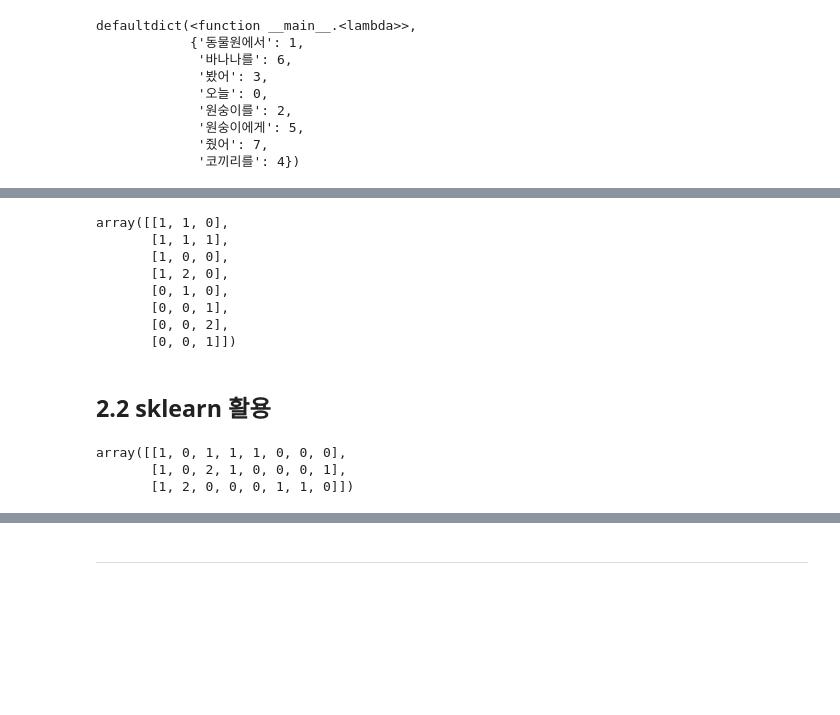
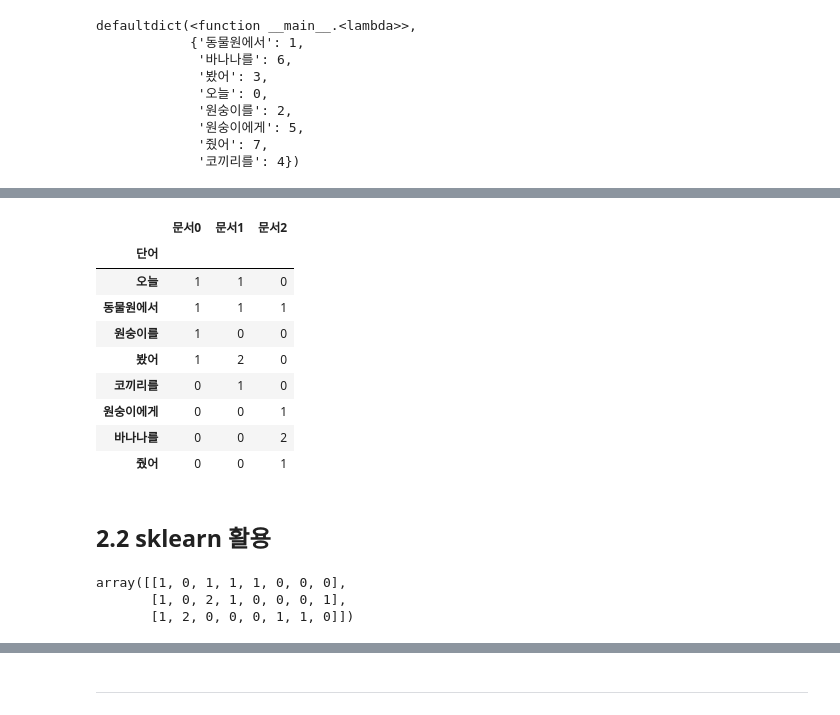
Before and after one commit to insightcampus/sesac-nlp, a Jupyter notebook: ipynb/10 실습 - 표현(Representation) - 문서의 표현 (BoW, TDM).ipynb, the cells around one changed output, grey strips where cells are left out. Saved outputs shown, nothing was run; the diff lists cells and outputs as text; code cells hidden in the pictures; blank space fills up the shorter version.

```diff
--- a/ipynb/10 실습 - 표현(Representation) - 문서의 표현 (BoW, TDM).ipynb
+++ b/ipynb/10 실습 - 표현(Representation) - 문서의 표현 (BoW, TDM).ipynb
@@ -156,8 +193,10 @@ docs = ['오늘 동물원에서 원숭이를 봤어',
         '동물원에서 원숭이에게 바나나를 줬어 바나나를']
 # %%
 import gensim
+import numpy as np
 from gensim import corpora
 
-doc_ls = [d.split() for d in docs]
+doc_ls = [doc.split() for doc in docs]
 id2word = corpora.Dictionary(doc_ls)
-bow = [id2word.doc2bow(d) for d in doc_ls]
+BoW = [id2word.doc2bow(doc) for doc in doc_ls]
+BoW[0]
@@ -171,0 +205,9 @@ id2word[5]
+# %%
+from gensim.matutils import sparse2full
+from IPython.core import display as ICD
+
+vocab = [id2word[i] for i in id2word.keys()]
+for i in range(len(docs)) :
+  print("문서{} : {}".format(i, docs[i]))
+  ICD.display(pd.DataFrame([sparse2full(BoW[0], len(vocab))], columns=vocab))
+  print("\n\n")
@@ -184,7 +236,7 @@ docs = ['오늘 동물원에서 원숭이를 봤어',
 # %% [markdown]
 ### 1) 띄어쓰기 단위로 토큰화
 # %%
-doc_ls = [d.split() for d in docs]
+doc_ls = [doc.split() for doc in docs]
 doc_ls
 # %% [output]
 [['오늘', '동물원에서', '원숭이를', '봤어'],
@@ -212,6 +266,7 @@ defaultdict(<function __main__.<lambda>>,
 import numpy as np
 
 TDM = np.zeros((len(word2id), len(doc_ls)), dtype=int)
-for i, d in enumerate(doc_ls) :
-  for t in d :
-    TDM[word2id[t], i] += 1
+for i, doc in enumerate(doc_ls):
+  for token in doc:
+      TDM[word2id[token], i] += 1 # 해당 토큰의 위치(column)
+TDM
@@ -218,14 +282,23 @@ for i, d in enumerate(doc_ls) :
-# %%
-TDM
-# %% [output]
-array([[1, 1, 0],
-       [1, 1, 1],
-       [1, 0, 0],
-       [1, 2, 0],
-       [0, 1, 0],
-       [0, 0, 1],
-       [0, 0, 2],
-       [0, 0, 1]])
+# %%
+import pandas as pd
+
+doc_names = ['문서'+ str(i) for i in range(len(doc_ls))]
+sorted_vocab = sorted((value, key) for key, value in word2id.items())
+vocab = [v[1] for v in sorted_vocab]
+df_TDM = pd.DataFrame(TDM, columns=doc_names)
+df_TDM['단어'] = vocab
+df_TDM.set_index('단어')
+# %% [output]
+|  | 문서0 | 문서1 | 문서2 |
+| 단어 |  |  |  |
+| 오늘 | 1 | 1 | 0 |
+| 동물원에서 | 1 | 1 | 1 |
+| 원숭이를 | 1 | 0 | 0 |
+| 봤어 | 1 | 2 | 0 |
+| 코끼리를 | 0 | 1 | 0 |
+| 원숭이에게 | 0 | 0 | 1 |
+| 바나나를 | 0 | 0 | 2 |
+| 줬어 | 0 | 0 | 1 |
 # %% [markdown]
 ## 2.2 sklearn 활용
 # %%
@@ -237,9 +310,8 @@ from sklearn.feature_extraction.text import CountVectorizer
 
 count_vect = CountVectorizer()
 DTM = count_vect.fit_transform(docs)
+DTM.toarray()
+# %% [output]
+array([[1, 0, 1, 1, 1, 0, 0, 0],
+       [1, 0, 2, 1, 0, 0, 0, 1],
+       [1, 2, 0, 0, 0, 1, 1, 0]])
-# %%
-DTM.toarray()
-# %% [output]
-array([[1, 0, 1, 1, 1, 0, 0, 0],
-       [1, 0, 2, 1, 0, 0, 0, 1],
-       [1, 2, 0, 0, 0, 1, 1, 0]])
```
Also changed, not shown: parts of 29 cells of this notebook.
